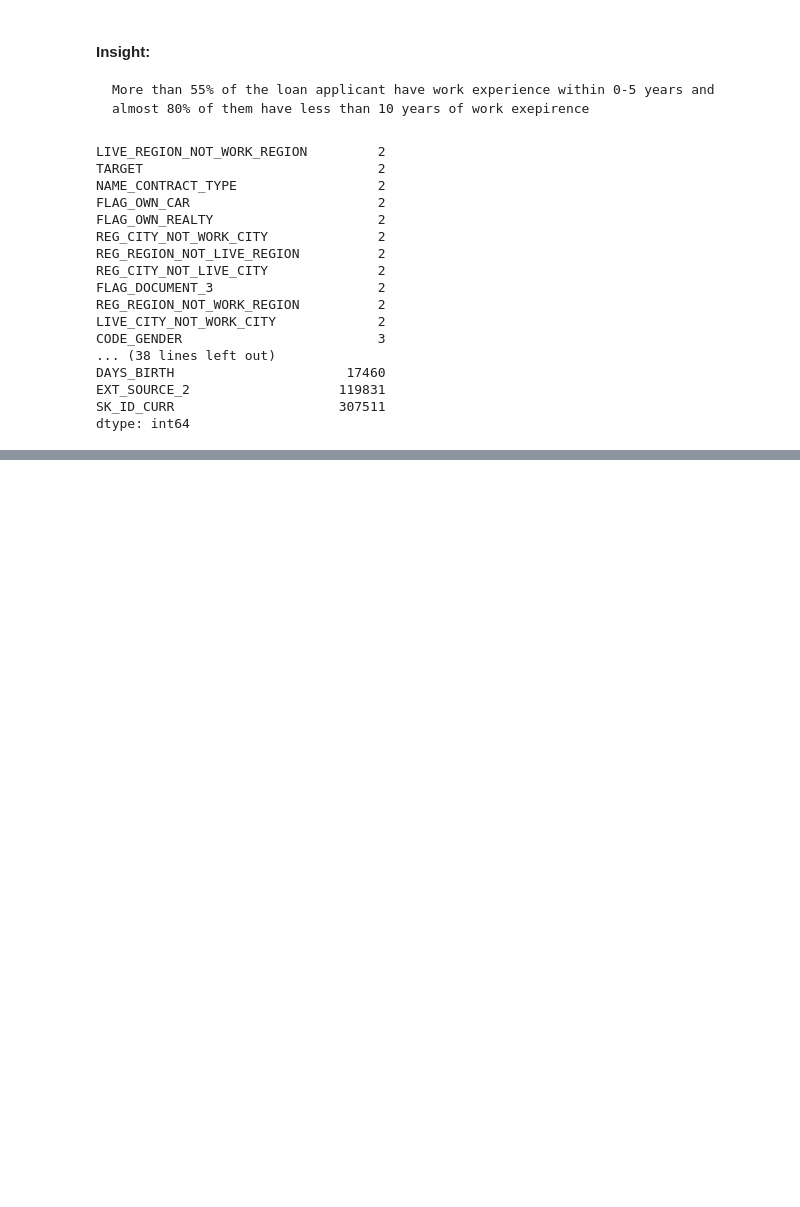
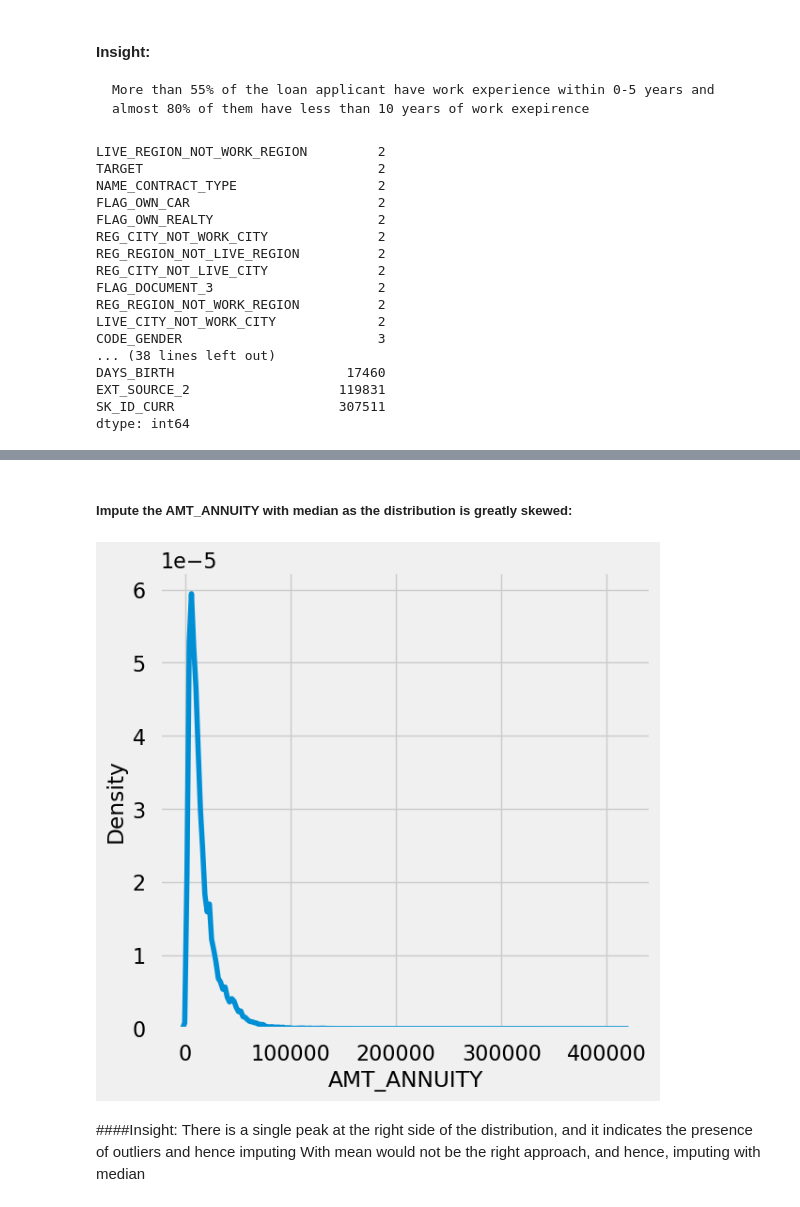
Before and after one commit to Rahul-shingade/Bank_Loan_Analysis, a Jupyter notebook: Bank _Loan_Default Risk_Analysis.ipynb, the cells around one changed output, grey strips where cells are left out. Cells and saved outputs as stored; diff of their text form; code cells hidden in the pictures; blank space fills up the shorter version.

Commit message:
complited the Standardize Values, Data Type Conversion, Null Value Data Imputation, Identifying the outliers and starting the Data Analysis part

```diff
--- a/Bank _Loan_Default Risk_Analysis.ipynb
+++ b/Bank _Loan_Default Risk_Analysis.ipynb
@@ -658,0 +686,10 @@ dtype: int64
+# %%
+# Coversion of object and numerical columns into categorycal columns
+
+categorical_columns = ['NAME_CONTRACT_TYPE','CODE_GENDER','NAME_TYPE_SUITE','NAME_INCOME_TYPE','NAME_EDUCATION_TYPE','NAME_FAMILY_STATUS',
+                       'NAME_HOUSING_TYPE','OCCUPATION_TYPE','WEEKDAY_APPR_PROCESS_START','ORGANIZATION_TYPE','FLAG_OWN_CAR','FLAG_OWN_REALTY',
+                       'LIVE_CITY_NOT_WORK_CITY','REG_CITY_NOT_LIVE_CITY','REG_CITY_NOT_WORK_CITY','REG_REGION_NOT_WORK_REGION',
+                       'LIVE_REGION_NOT_WORK_REGION','REGION_RATING_CLIENT','WEEKDAY_APPR_PROCESS_START', 'REGION_RATING_CLIENT_W_CITY' ]
+
+for col in categorical_columns:
+    ApplicationDF[col] = pd.Categorical(ApplicationDF[col])
@@ -658,0 +767,10 @@ dtype: int64
+# %%
+# Converting negative days to positive days
+
+PreviousDF["DAYS_DECISION"] = abs(PreviousDF["DAYS_DECISION"])
+
+# age group calculation, e.g, 388 will be grouped as 300-400
+
+PreviousDF["DAYS_DECISION_GROUP"] = (PreviousDF["DAYS_DECISION"]- (PreviousDF["DAYS_DECISION"] %400)).astype(str)+'-'+((PreviousDF["DAYS_DECISION"]
+                                    -(PreviousDF["DAYS_DECISION"]%400))+(PreviousDF["DAYS_DECISION"]%400)+
+                                    (400-(PreviousDF["DAYS_DECISION"]%400))).astype(str)
@@ -658,0 +793,9 @@ dtype: int64
+# %%
+# Converting categorical columns from object to categorical
+
+Catgorical_col_p = ["NAME_CASH_LOAN_PURPOSE", "NAME_CONTRACT_STATUS", "NAME_PAYMENT_TYPE", "NAME_PORTFOLIO", "CODE_REJECT_REASON",
+                   "NAME_CLIENT_TYPE", "NAME_GOODS_CATEGORY", "NAME_PRODUCT_TYPE", "CHANNEL_TYPE", "NAME_SELLER_INDUSTRY",
+                   "NAME_YIELD_GROUP", "PRODUCT_COMBINATION", "NAME_CONTRACT_TYPE", "DAYS_DECISION_GROUP"]
+
+for col in Catgorical_col_p:
+    PreviousDF[col] = pd.Categorical(PreviousDF[col])
@@ -658,0 +963,12 @@ dtype: int64
+# %% [markdown]
+##### Impute the AMT_ANNUITY with median as the distribution is greatly skewed:
+# %%
+plt.figure(figsize=(6,6))
+sns.kdeplot(PreviousDF["AMT_ANNUITY"])
+plt.show()
+# %% [output]
+[figure, added]
+# %% [markdown]
+####Insight:
+    There is a single peak at the right side of the distribution, and it indicates the presence of outliers and hence imputing
+    With mean would not be the right approach, and hence, imputing with median
```
Also changed, not shown: parts of 52 cells of this notebook.
